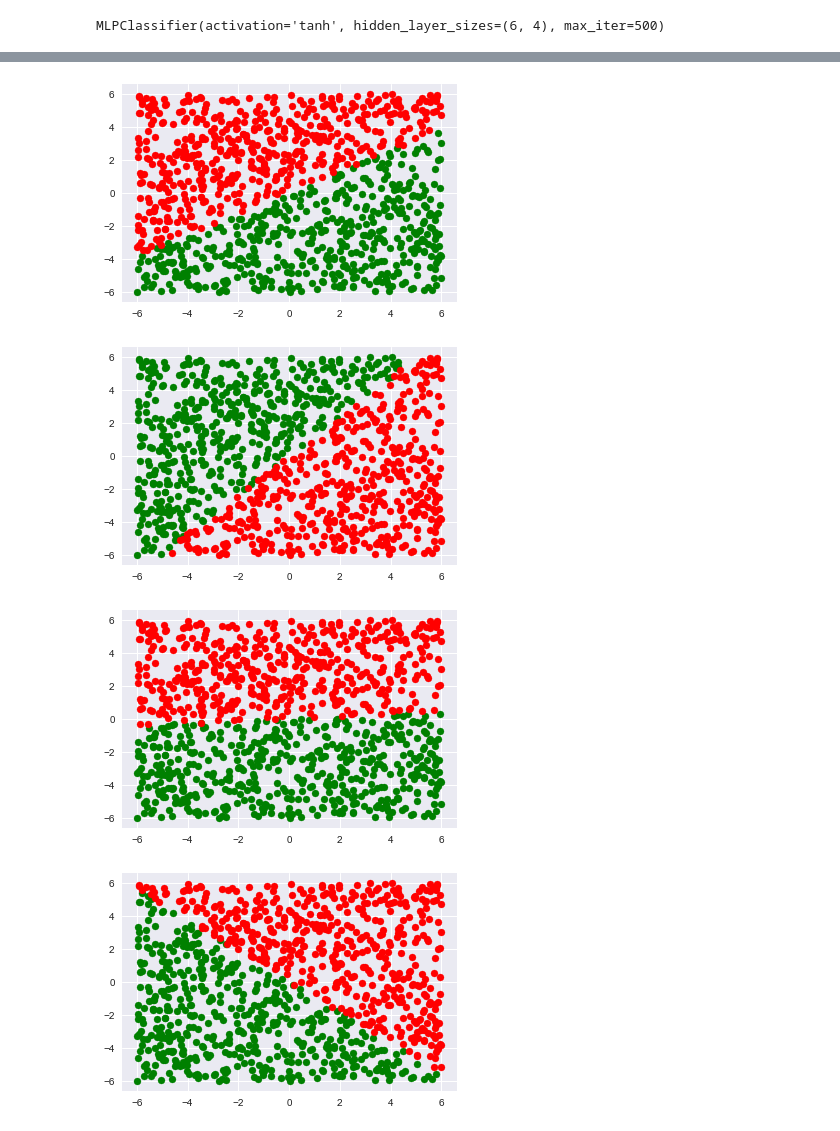
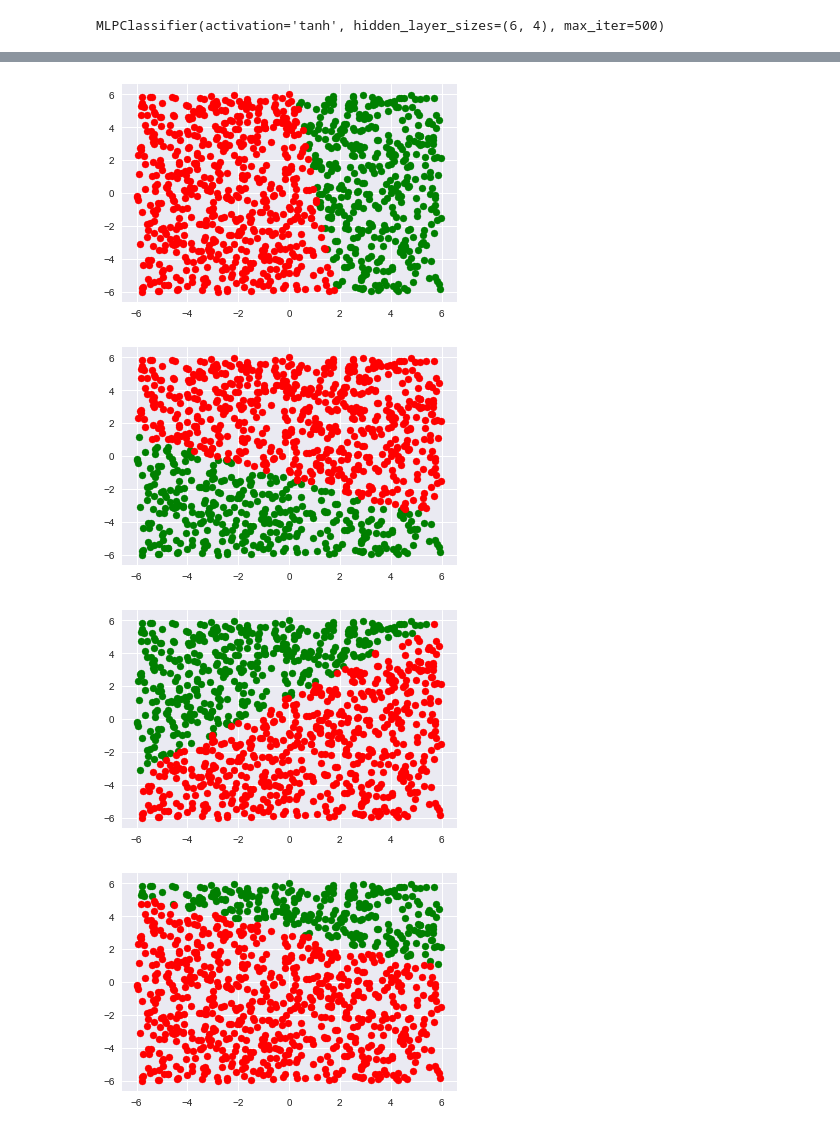
Before and after one commit to Israel0545488592/NeuralComputing1, a Jupyter notebook: train_test_adaline.ipynb, the cells around one changed output, grey strips where cells are left out. Saved outputs shown, nothing was run; the diff lists cells and outputs as text; code cells hidden in the pictures.

```diff
--- a/train_test_adaline.ipynb
+++ b/train_test_adaline.ipynb
@@ -265,24 +263,3 @@ plt.show()
 # looks about right, next we'll attempt to plot the predictions each
 # neuron in the net woud make if it would be the final stop
 # it's view point of the data so to speak
-# %%
-# so the following code will generate the value each neuron
-# holds after a prediction-forwarding
-
-indevidual_predictions = []
-
-for dot in test_data:
-
-    preds = [list(dot)]
-
-    for i, layer in enumerate(mlp.coefs_):
-
-        preds.append([])
-
-        for j in range(len(layer[0])):
-
-            preds[i+1].append(np.tanh(np.array(preds[i]).dot(layer[:,j])))
-
-    indevidual_predictions.append(preds)
-
-indevidual_predictions = np.array(indevidual_predictions)
@@ -293,11 +266,23 @@ output_layer = indevidual_predictions[:,3]
 # %%
-for i in range(1, len(mlp.coefs_) +1):
+# so the code below will gather the nessery data for this task
 
-    layer = indevidual_predictions[:,i]
+data = test_data
+preds = []
 
-    for j in range(len(mlp.coefs_[i-1][0])):
+for layer_i in range(len(mlp.coefs_)):
 
-        n = np.array([example[j] for example in layer])
+    preds.append([])
+    node_vectors = mlp.coefs_[layer_i].T
+
+    for j in range(len(node_vectors)):
+        preds[layer_i].append(np.tanh(data.dot(node_vectors[j]) + mlp.intercepts_[layer_i][j]))
+
+    data = np.array(preds[layer_i]).T
+
+for i in range(len(mlp.coefs_)):
+    for node_i in range(len(mlp.coefs_[i].T)):
+
+        n = preds[i][node_i]
         yes = n >= 0
         no =  n < 0
 
@@ -310,4 +295,4 @@ for i in range(1, len(mlp.coefs_) +1):
-[figure, old version]
+[figure, new version]
-[figure, old version]
+[figure, new version]
-[figure, old version]
+[figure, new version]
-[figure, old version]
+[figure, new version]
```
Also changed, not shown: parts of 28 cells of this notebook.
